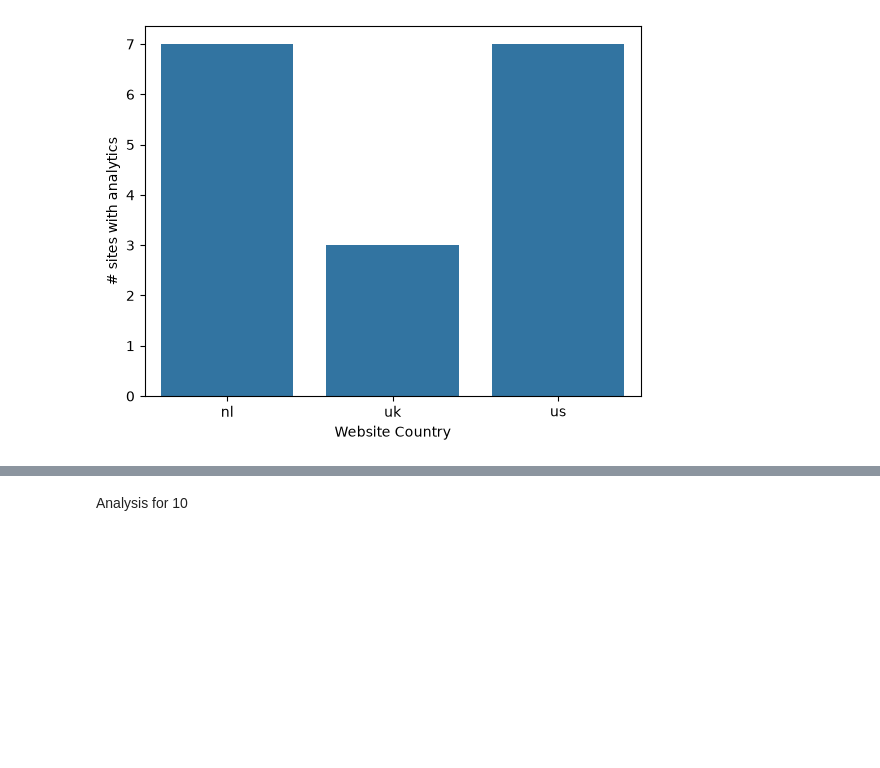
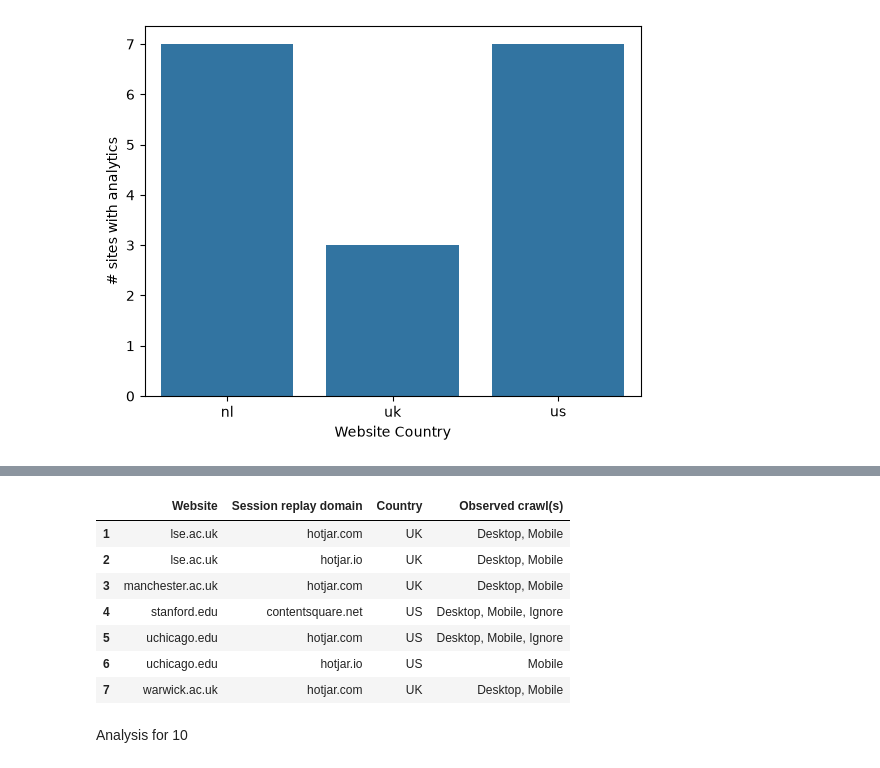
Before and after one commit to erikaw1644/OnlineTrackingAssignment2, a Jupyter notebook: analysis/crawler_analysis.ipynb, the cells around one changed output, grey strips where cells are left out. Cells and saved outputs as stored; diff of their text form; code cells hidden in the pictures; blank space fills up the shorter version.

```diff
--- a/analysis/crawler_analysis.ipynb
+++ b/analysis/crawler_analysis.ipynb
@@ -278,3 +487,91 @@ plt.show()
+# %%
+domain_to_categories = {}                                                                       # The domain and the set of categories from Disconnect's blocklist
+session_replay_domains = set()                                                                  # A set with all domains marked as a session replay
+
+for category, entity_list in services["categories"].items():
+    for entity_dict in entity_list:
+        for entity_name, entity_info in entity_dict.items():
+            is_session_replay = str(entity_info.get("session-replay", "")).lower() == "true"    # Checks if the website is marked as a session replay by Disconnect
+
+            for key, value in entity_info.items():
+                if isinstance(value, list):                                                     # Domains are found in a list, so this only gets the values that contain domains
+
+                    for domain in value:
+                        domain_to_categories.setdefault(domain, set()).add(category)            # Adds the domain to domain_to_categories together with its Disconnect categories
+
+                        if is_session_replay:                                                   # If the company is a session-replay company, add it to the session_replay_domains set
+                            session_replay_domains.add(domain)
+
+# A function that checks if a URL belongs to a session-replay domain and which one
+def get_session_replay_domain(request_url):
+    hostname = urlparse(request_url).hostname
+
+    if hostname is None:
+        return None
+
+    parts = hostname.split(".")
+
+    # Tests all parts of the hostname to see any indication of a session-replay domain, shortening
+    # the hostname with one part for every iteration
+    for i in range(len(parts) - 1):
+        candidate = ".".join(parts[i:])
+
+        if candidate in session_replay_domains:
+            return candidate
+
+    return None
+
+# Keeps which session-replay domain each website had contacted, as well as in which crawl
+# found = {
+#     (website, session_replay_domain): {crawl_mode_1, crawl_mode_2, ...}
+# }
+found = {}
+
+for crawl in ["desktop", "mobile", "block", "ignore"]:
+    for site, har in hars[crawl].items():
+        for entry in get_valid_entries(har):
+            # Checks which session-replay domain the request went to (if applicable) for every valid entry
+            replay_domain = get_session_replay_domain(entry["request"]["url"])
+
+            if replay_domain is not None:                                                       # Only takes cases with session-replay domains
+                key = (site, replay_domain)
+
+                if key not in found:
+                    found[key] = set()                                                          # If this is the first instance of the site and its session-replay domain, create a new set
+
+                found[key].add(crawl)                                                           # Add the crawl mode in the found dictionary
+
+# A list of rows: (website, session-replay domain, country, crawl modes)
+rows_9 = []
+
+# The key in found is (site, replay_domain) and the crawl modes as its values
+for (site, replay_domain), crawls in found.items():
+    crawl_names = []
+
+    for crawl in ["desktop", "mobile", "block", "ignore"]:
+        if crawl in crawls:                                                                     # If the crawl mode is found as an observed crawl
+            crawl_names.append(crawl.capitalize())                                              # Add it to the crawl names for the site
+
+    rows_9.append((site, replay_domain, domain_to_country[site].upper(), ", ".join(crawl_names)))
+
+# Sorts the list in alphabetical order
+rows_9.sort()
+
+# Turns a list of rows into a table
+table_9 = pd.DataFrame(rows_9, columns=["Website", "Session replay domain", "Country", "Observed crawl(s)"])
+# Changes the starting index from 0 to 1
+table_9.index = range(1, len(table_9) + 1)
+
+table_9
+# %% [output]
+|  | Website | Session replay domain | Country | Observed crawl(s) |
+| 1 | lse.ac.uk | hotjar.com | UK | Desktop, Mobile |
+| 2 | lse.ac.uk | hotjar.io | UK | Desktop, Mobile |
+| 3 | manchester.ac.uk | hotjar.com | UK | Desktop, Mobile |
+| 4 | stanford.edu | contentsquare.net | US | Desktop, Mobile, Ignore |
+| 5 | uchicago.edu | hotjar.com | US | Desktop, Mobile, Ignore |
+| 6 | uchicago.edu | hotjar.io | US | Mobile |
+| 7 | warwick.ac.uk | hotjar.com | UK | Desktop, Mobile |
 # %% [markdown]
 Analysis for 10
 # %%
```
Also changed, not shown: parts of 14 cells of this notebook.
